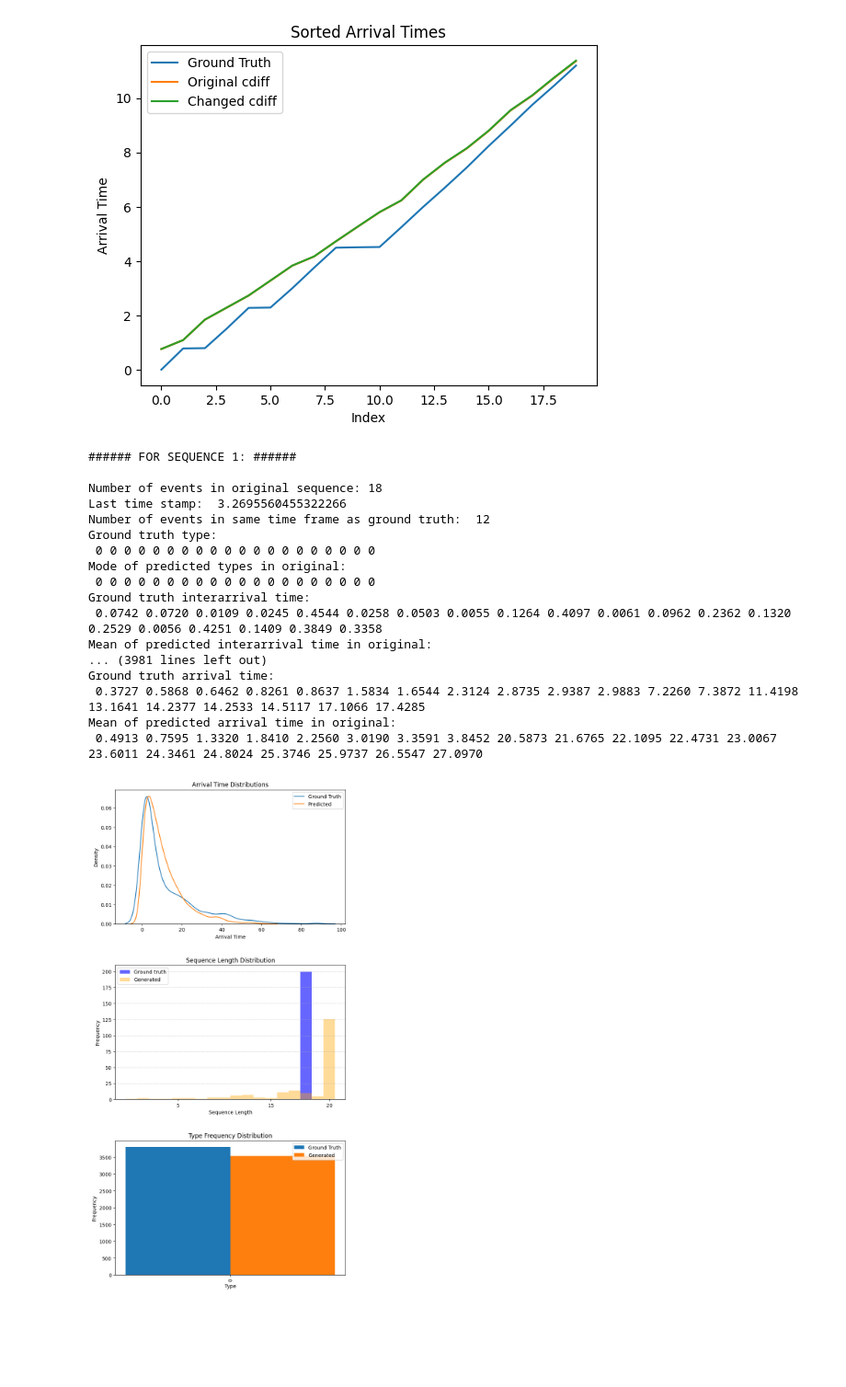
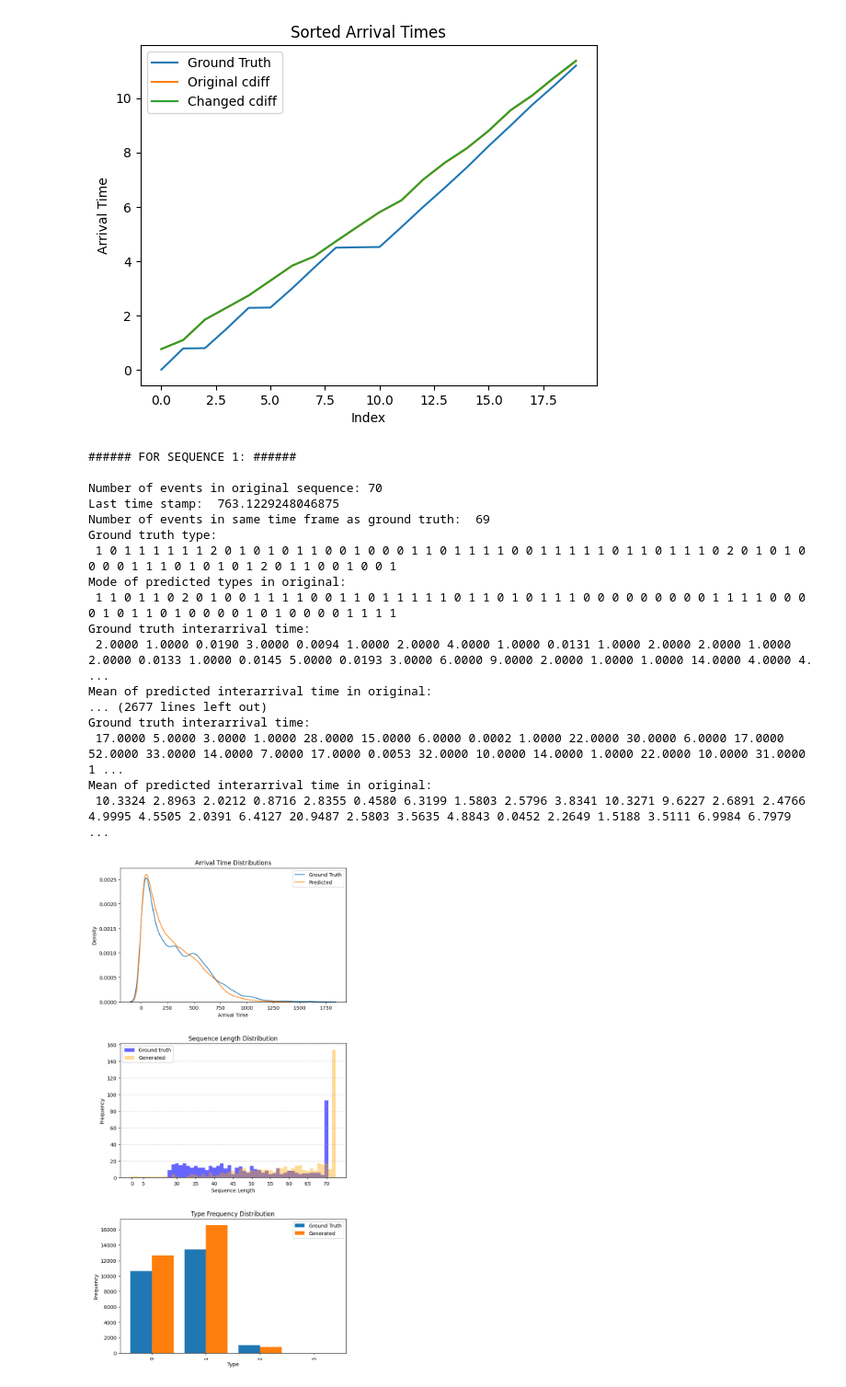
Before and after one commit to Nanashi-bot/cdiff_changed, a Jupyter notebook: visual.ipynb, the cells around one changed output. Shown at 92% size. Saved outputs shown, nothing was run; the diff lists cells and outputs as text; code cells hidden in the pictures; blank space fills up the shorter version.

Commit message:
20 event generation cycle

```diff
--- a/visual.ipynb
+++ b/visual.ipynb
@@ -115,8 +115,8 @@ from collections import Counter
 
 # THE FOLLOWING ARE FOR WHEN SEQUENCE IS STARTED FROM SECOND VALUE NOT FIRST
 #base_path = './log/flow/amazon/cross_diffusion_discrete_boxcox_200_tgt_len_20/cosanneal/original1000/samples/sample_ep900_s1_num_s_7_num_steps_200/'
-base_path  = './log/flow/hawkes1/cross_diffusion_discrete_boxcox_200_tgt_len_20/cosanneal/2025-06-17_11-41-49/samples/sample_ep500_s1_num_s_7_num_steps_200'
-#base_path = './nullsamples/amazon88/'
+# base_path  = './log/flow/hawkes1/cross_diffusion_discrete_boxcox_200_tgt_len_20/cosanneal/2025-06-17_11-41-49/samples/sample_ep500_s1_num_s_7_num_steps_200'
+base_path = './nullsamples/retweet72'
 gt_dt1 = torch.load(os.path.join(base_path, 'gt_dt.pt'))
 gt_type1 = torch.load(os.path.join(base_path, 'gt_type.pt'))
 samples_dt1 = torch.load(os.path.join(base_path, 'samples_dt.pt'))
@@ -157,7 +157,7 @@ pred_seq_len = []
 gt_types = []
 pred_types = []
 # Total 500
-for i in range(200):
+for i in range(500):
 
     print(f"###### FOR SEQUENCE {i+1}: ######\n")
 
@@ -197,8 +197,12 @@ for i in range(200):
 #print(gt_seq_len)
 #print(pred_seq_len)
 
-
-#print(gt_types)
+# a=0
+# print("Length of ground truth types:",len(gt_types))
+# for i in range(500):
+#     a += len(gt_types[i])
+#     if i % 100 == 0: print(len(gt_types[i]))
+# print("Total:",a)
 #print(pred_types)
 
 
@@ -317,42 +321,42 @@ def build_matrix(counter, event_types):
 #count_gt = bigram_matrix(gt_types)
 #count_pred = bigram_matrix(pred_types)
 #
 ## Unified event types
 #event_types = get_event_types(gt_types, pred_types)
 #
 ## Build transition matrices
 #mat_gt = build_matrix(count_gt, event_types)
 #mat_pred = build_matrix(count_pred, event_types)
 #
 ## Plot side-by-side
 #fig, axes = plt.subplots(1, 2, figsize=(16, 7), sharey=True)
 #sns.heatmap(mat_gt, annot=False, fmt='d', xticklabels=event_types, yticklabels=event_types, cmap="Blues", ax=axes[0])
 #axes[0].set_title("Ground Truth Transition")
 #axes[0].set_xlabel("Next Event")
 #axes[0].set_ylabel("Current Event")
 #
 #sns.heatmap(mat_pred, annot=False, fmt='d', xticklabels=event_types, yticklabels=event_types, cmap="Oranges", ax=axes[1])
 #axes[1].set_title("Predicted Transition")
 #axes[1].set_xlabel("Next Event")
 #
 #plt.tight_layout()
 #plt.show()
 # %% [output]
 ###### FOR SEQUENCE 1: ######
 
-Number of events in original sequence: 18
-Last time stamp:  3.2695560455322266
-Number of events in same time frame as ground truth:  12
+Number of events in original sequence: 70
+Last time stamp:  763.1229248046875
+Number of events in same time frame as ground truth:  69
 Ground truth type:
- 0 0 0 0 0 0 0 0 0 0 0 0 0 0 0 0 0 0 0 0
+ 1 0 1 1 1 1 1 1 2 0 1 0 1 0 1 1 0 0 1 0 0 0 1 1 0 1 1 1 1 0 0 1 1 1 1 1 0 1 1 0 1 1 1 0 2 0 1 0 1 0 0 0 0 1 1 1 0 1 0 1 0 1 2 0 1 1 0 0 1 0 0 1
 Mode of predicted types in original:
- 0 0 0 0 0 0 0 0 0 0 0 0 0 0 0 0 0 0 0 0
+ 1 1 0 1 1 0 2 0 1 0 0 1 1 1 1 0 0 1 1 0 1 1 1 1 1 0 1 1 0 1 0 1 1 1 0 0 0 0 0 0 0 0 0 1 1 1 1 0 0 0 0 1 0 1 1 0 1 0 0 0 0 1 0 1 0 0 0 0 1 1 1 1
 Ground truth interarrival time:
- 0.0742 0.0720 0.0109 0.0245 0.4544 0.0258 0.0503 0.0055 0.1264 0.4097 0.0061 0.0962 0.2362 0.1320 0.2529 0.0056 0.4251 0.1409 0.3849 0.3358
+ 2.0000 1.0000 0.0190 3.0000 0.0094 1.0000 2.0000 4.0000 1.0000 0.0131 1.0000 2.0000 2.0000 1.0000 2.0000 0.0133 1.0000 0.0145 5.0000 0.0193 3.0000 6.0000 9.0000 2.0000 1.0000 1.0000 14.0000 4.0000 4. ...
 Mean of predicted interarrival time in original:
-... (3981 lines left out)
-Ground truth arrival time:
- 0.3727 0.5868 0.6462 0.8261 0.8637 1.5834 1.6544 2.3124 2.8735 2.9387 2.9883 7.2260 7.3872 11.4198 13.1641 14.2377 14.2533 14.5117 17.1066 17.4285
-Mean of predicted arrival time in original:
- 0.4913 0.7595 1.3320 1.8410 2.2560 3.0190 3.3591 3.8452 20.5873 21.6765 22.1095 22.4731 23.0067 23.6011 24.3461 24.8024 25.3746 25.9737 26.5547 27.0970
+... (2677 lines left out)
+Ground truth interarrival time:
+ 17.0000 5.0000 3.0000 1.0000 28.0000 15.0000 6.0000 0.0002 1.0000 22.0000 30.0000 6.0000 17.0000 52.0000 33.0000 14.0000 7.0000 17.0000 0.0053 32.0000 10.0000 14.0000 1.0000 22.0000 10.0000 31.0000 1 ...
+Mean of predicted interarrival time in original:
+ 10.3324 2.8963 2.0212 0.8716 2.8355 0.4580 6.3199 1.5803 2.5796 3.8341 10.3271 9.6227 2.6891 2.4766 4.9995 4.5505 2.0391 6.4127 20.9487 2.5803 3.5635 4.8843 0.0452 2.2649 1.5188 3.5111 6.9984 6.7979  ...
-[figure, old version]
+[figure, new version]
```
Also changed, not shown: 34 other files.
